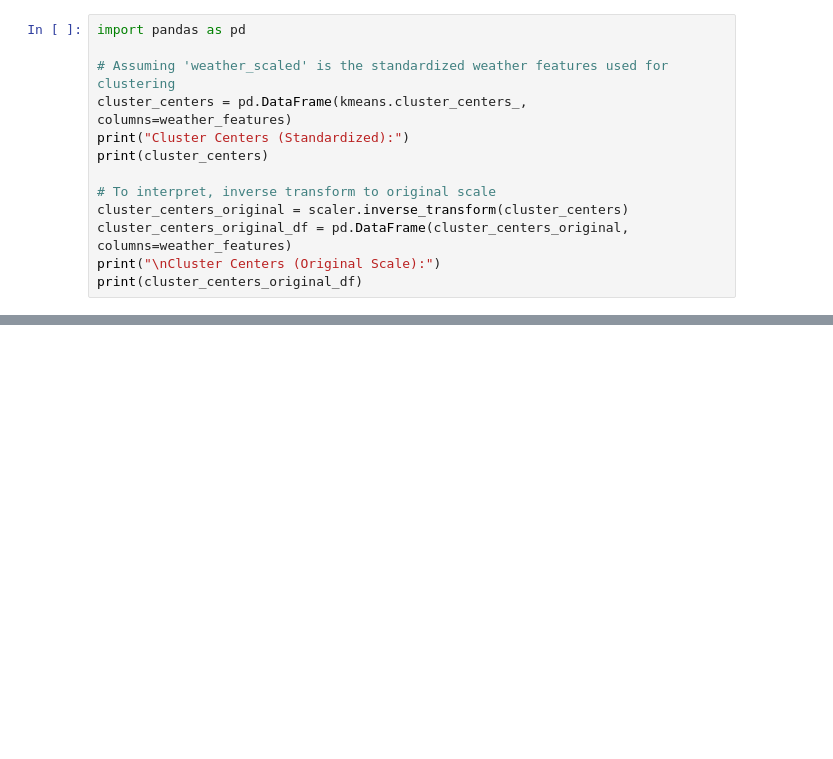
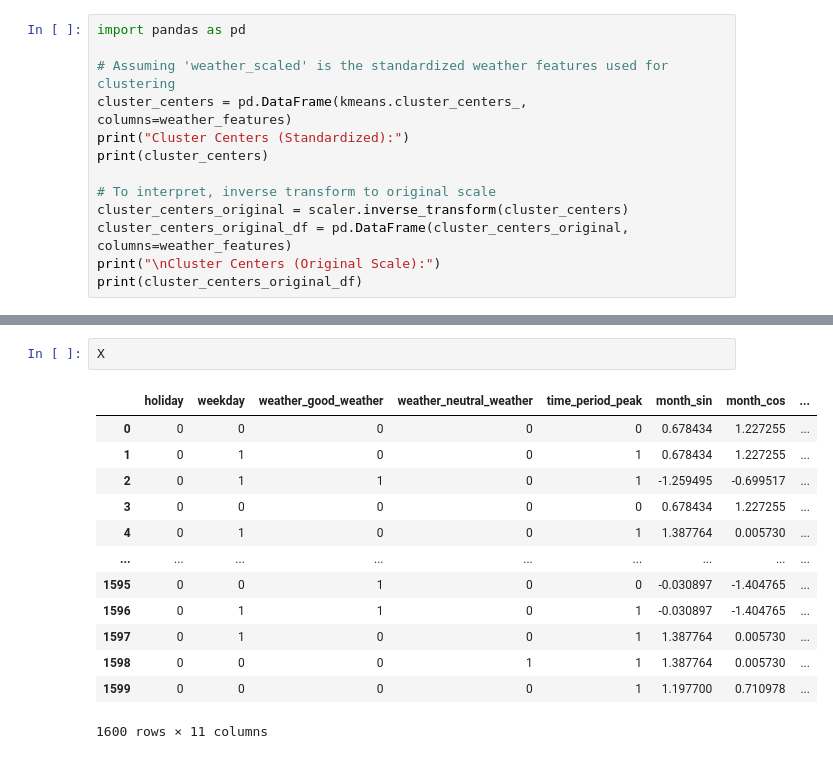
Before and after one commit to mihoyoMhb/SMLproject, a Jupyter notebook: KNNforWeather.ipynb, the cells around one changed output, grey strips where cells are left out. Drawn from its saved outputs; the diff is of its cells as text; blank space fills up the shorter version.

```diff
--- a/KNNforWeather.ipynb
+++ b/KNNforWeather.ipynb
@@ -97,0 +293,16 @@ print(cluster_centers_original_df)
+# %%
+X
+# %% [output]
+|  | holiday | weekday | weather_good_weather | weather_neutral_weather | time_period_peak | month_sin | month_cos | ... |
+| 0 | 0 | 0 | 0 | 0 | 0 | 0.678434 | 1.227255 | ... |
+| 1 | 0 | 1 | 0 | 0 | 1 | 0.678434 | 1.227255 | ... |
+| 2 | 0 | 1 | 1 | 0 | 1 | -1.259495 | -0.699517 | ... |
+| 3 | 0 | 0 | 0 | 0 | 0 | 0.678434 | 1.227255 | ... |
+| 4 | 0 | 1 | 0 | 0 | 1 | 1.387764 | 0.005730 | ... |
+| ... | ... | ... | ... | ... | ... | ... | ... | ... |
+| 1595 | 0 | 0 | 1 | 0 | 0 | -0.030897 | -1.404765 | ... |
+| 1596 | 0 | 1 | 1 | 0 | 1 | -0.030897 | -1.404765 | ... |
+| 1597 | 0 | 1 | 0 | 0 | 1 | 1.387764 | 0.005730 | ... |
+| 1598 | 0 | 0 | 0 | 1 | 1 | 1.387764 | 0.005730 | ... |
+| 1599 | 0 | 0 | 0 | 0 | 1 | 1.197700 | 0.710978 | ... |
+1600 rows × 11 columns
```
Also changed, not shown: parts of 24 cells of this notebook, 6 other files.
